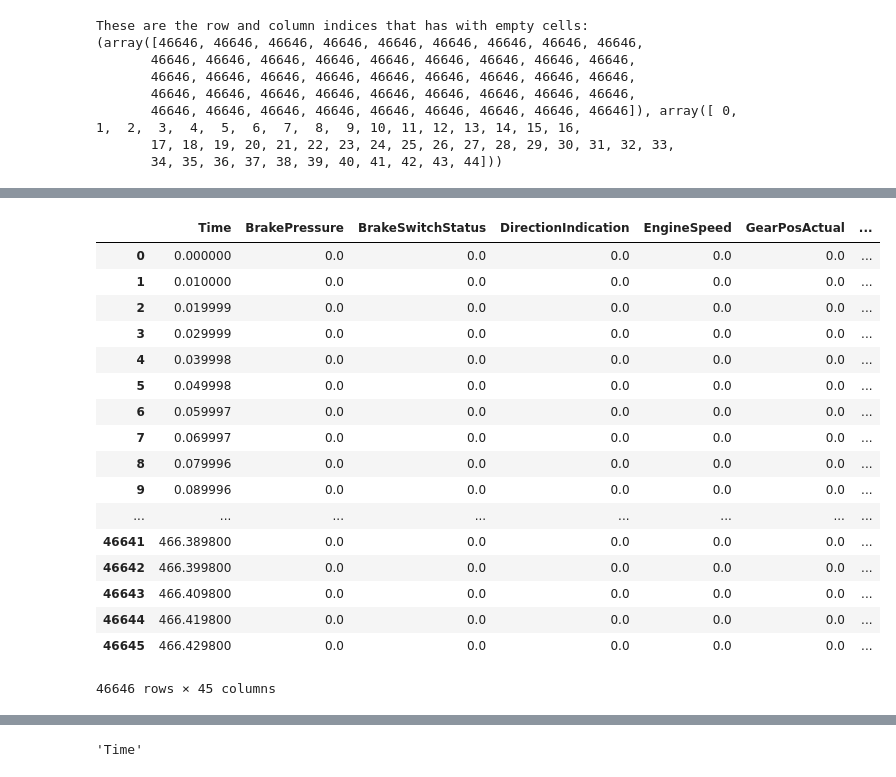
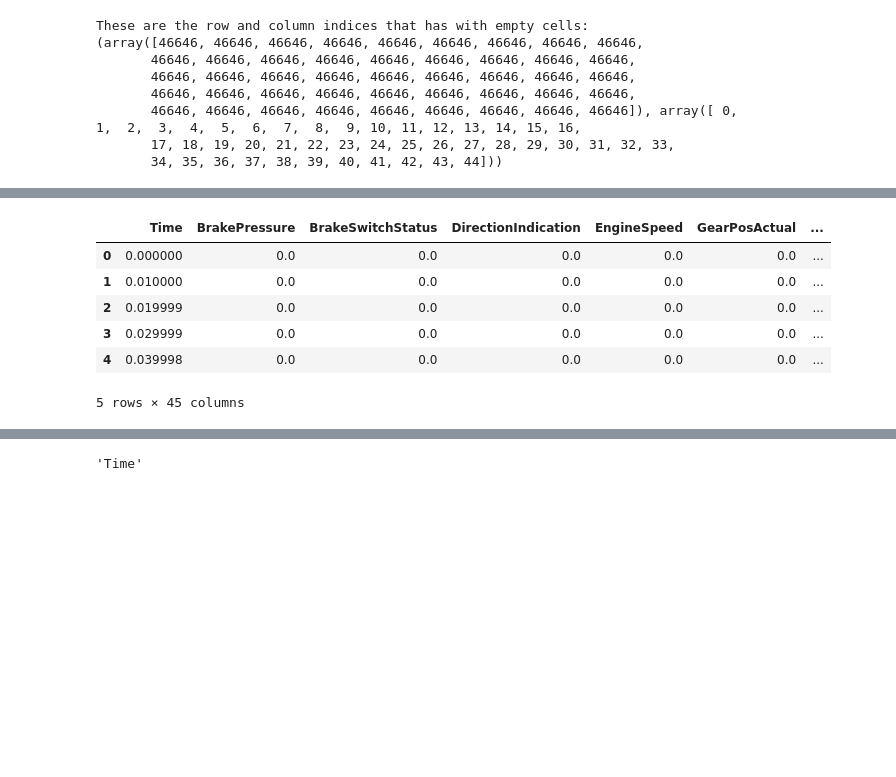
Before and after one commit to saeedfalowo/DataManipulation, a Jupyter notebook: Car_Pzz_SignalProcessing.ipynb, the cells around one changed output, grey strips where cells are left out. Drawn from its saved outputs; the diff is of its cells as text; code cells hidden in the pictures; blank space fills up the shorter version.

```diff
--- a/Car_Pzz_SignalProcessing.ipynb
+++ b/Car_Pzz_SignalProcessing.ipynb
@@ -125,25 +105,14 @@ df
 # %%
 # Add the column names to the df
 df.columns = signames
-df#.head()
+df.head()
 # %% [output]
 |  | Time | BrakePressure | BrakeSwitchStatus | DirectionIndication | EngineSpeed | GearPosActual | ... |
 | 0 | 0.000000 | 0.0 | 0.0 | 0.0 | 0.0 | 0.0 | ... |
 | 1 | 0.010000 | 0.0 | 0.0 | 0.0 | 0.0 | 0.0 | ... |
 | 2 | 0.019999 | 0.0 | 0.0 | 0.0 | 0.0 | 0.0 | ... |
 | 3 | 0.029999 | 0.0 | 0.0 | 0.0 | 0.0 | 0.0 | ... |
 | 4 | 0.039998 | 0.0 | 0.0 | 0.0 | 0.0 | 0.0 | ... |
-| 5 | 0.049998 | 0.0 | 0.0 | 0.0 | 0.0 | 0.0 | ... |
-| 6 | 0.059997 | 0.0 | 0.0 | 0.0 | 0.0 | 0.0 | ... |
-| 7 | 0.069997 | 0.0 | 0.0 | 0.0 | 0.0 | 0.0 | ... |
-| 8 | 0.079996 | 0.0 | 0.0 | 0.0 | 0.0 | 0.0 | ... |
-| 9 | 0.089996 | 0.0 | 0.0 | 0.0 | 0.0 | 0.0 | ... |
-| ... | ... | ... | ... | ... | ... | ... | ... |
-| 46641 | 466.389800 | 0.0 | 0.0 | 0.0 | 0.0 | 0.0 | ... |
-| 46642 | 466.399800 | 0.0 | 0.0 | 0.0 | 0.0 | 0.0 | ... |
-| 46643 | 466.409800 | 0.0 | 0.0 | 0.0 | 0.0 | 0.0 | ... |
-| 46644 | 466.419800 | 0.0 | 0.0 | 0.0 | 0.0 | 0.0 | ... |
-| 46645 | 466.429800 | 0.0 | 0.0 | 0.0 | 0.0 | 0.0 | ... |
-46646 rows × 45 columns
+5 rows × 45 columns
 # %%
 #[df[signames[i]].astype(float) for i in range(numcols)]
```
Also changed, not shown: parts of 7 cells of this notebook.
